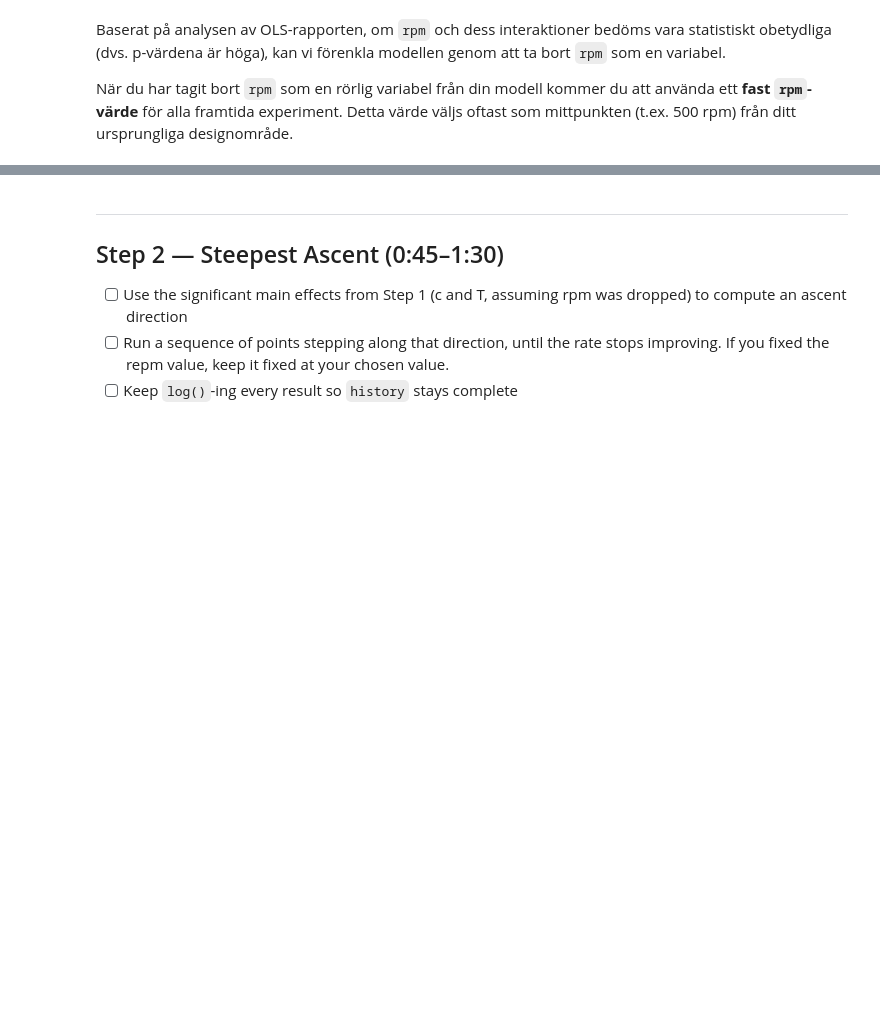
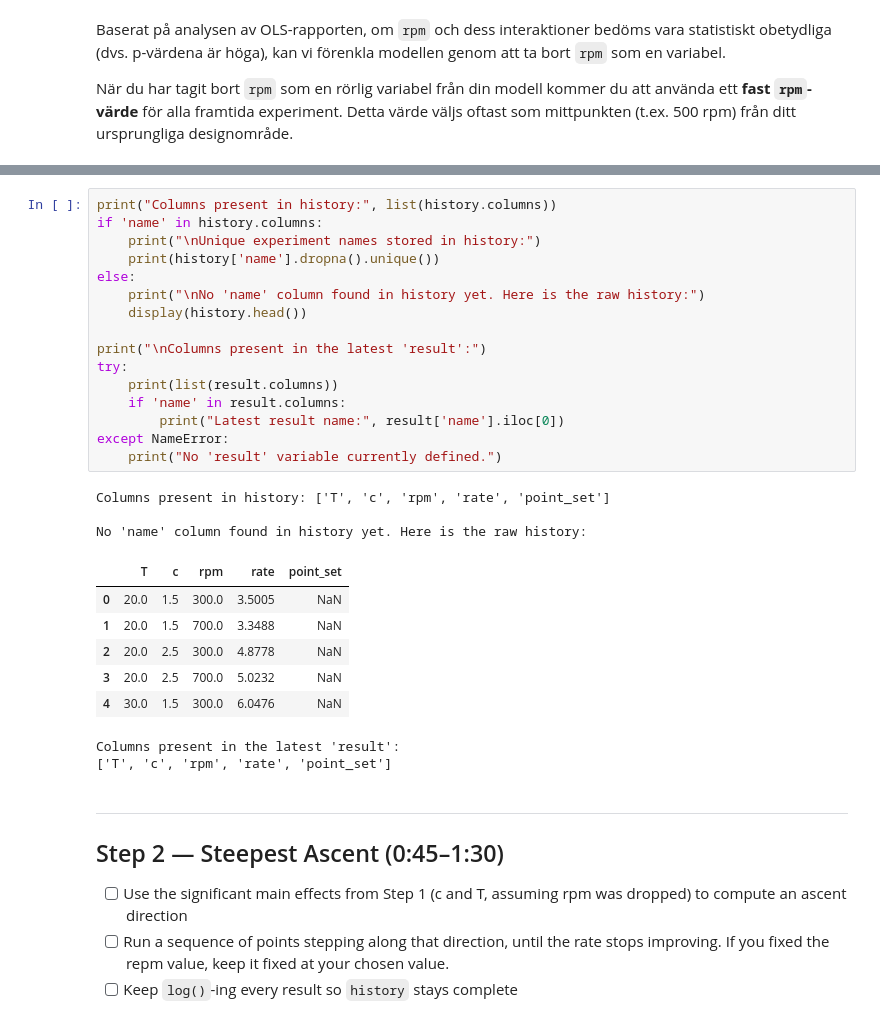
Before and after one commit to sundelinadam-design/1kb570_2026, a Jupyter notebook: Labs/03_optimising_catalytic_reaction/starter_notebook.ipynb, the cells around one changed output, grey strips where cells are left out. Saved outputs shown, nothing was run; the diff lists cells and outputs as text; blank space fills up the shorter version.

```diff
--- a/Labs/03_optimising_catalytic_reaction/starter_notebook.ipynb
+++ b/Labs/03_optimising_catalytic_reaction/starter_notebook.ipynb
@@ -336,3 +338,31 @@ There is a meaningful difference between center and corner point average rates,
+# %%
+print("Columns present in history:", list(history.columns))
+if 'name' in history.columns:
+    print("\nUnique experiment names stored in history:")
+    print(history['name'].dropna().unique())
+else:
+    print("\nNo 'name' column found in history yet. Here is the raw history:")
+    display(history.head())
+
+print("\nColumns present in the latest 'result':")
+try:
+    print(list(result.columns))
+    if 'name' in result.columns:
+        print("Latest result name:", result['name'].iloc[0])
+except NameError:
+    print("No 'result' variable currently defined.")
+# %% [output]
+Columns present in history: ['T', 'c', 'rpm', 'rate', 'point_set']
+
+No 'name' column found in history yet. Here is the raw history:
+|  | T | c | rpm | rate | point_set |
+| 0 | 20.0 | 1.5 | 300.0 | 3.5005 | NaN |
+| 1 | 20.0 | 1.5 | 700.0 | 3.3488 | NaN |
+| 2 | 20.0 | 2.5 | 300.0 | 4.8778 | NaN |
+| 3 | 20.0 | 2.5 | 700.0 | 5.0232 | NaN |
+| 4 | 30.0 | 1.5 | 300.0 | 6.0476 | NaN |
+Columns present in the latest 'result':
+['T', 'c', 'rpm', 'rate', 'point_set']
 # %% [markdown]
 ---
 ## Step 2 — Steepest Ascent (0:45–1:30)
```
Also changed, not shown: parts of 8 cells of this notebook.
